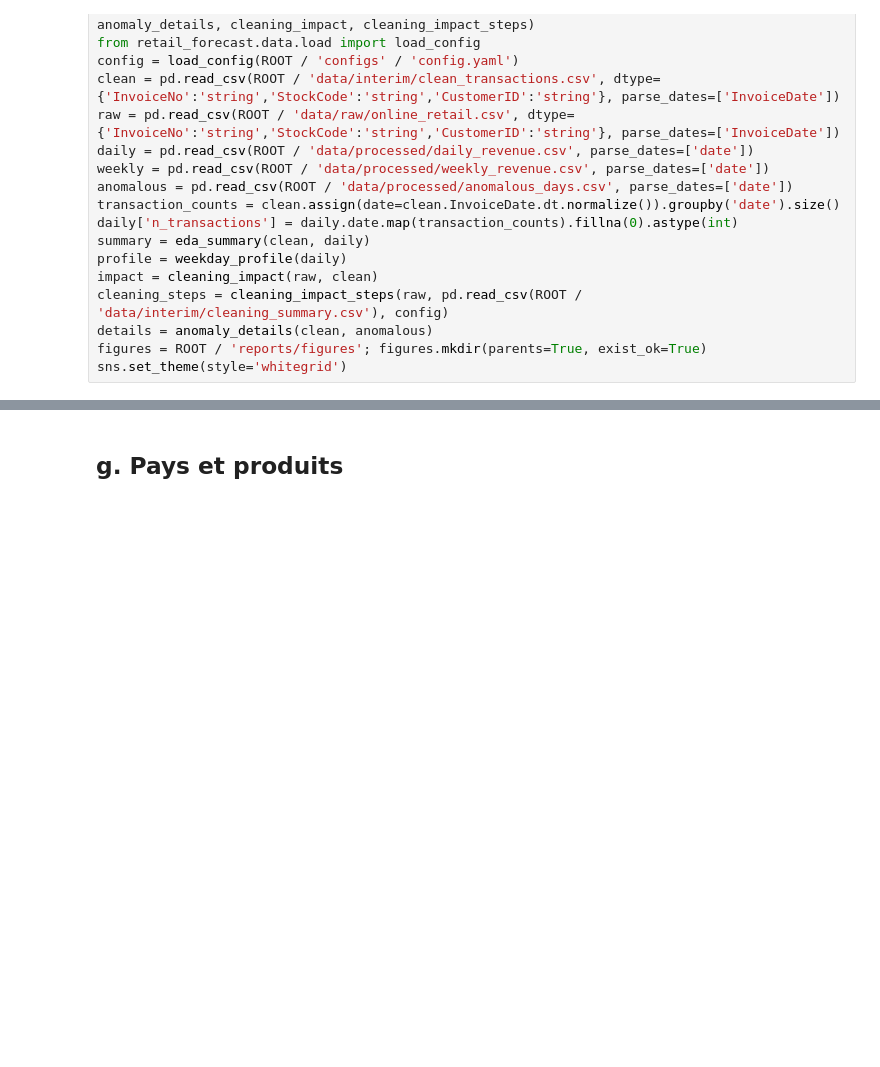
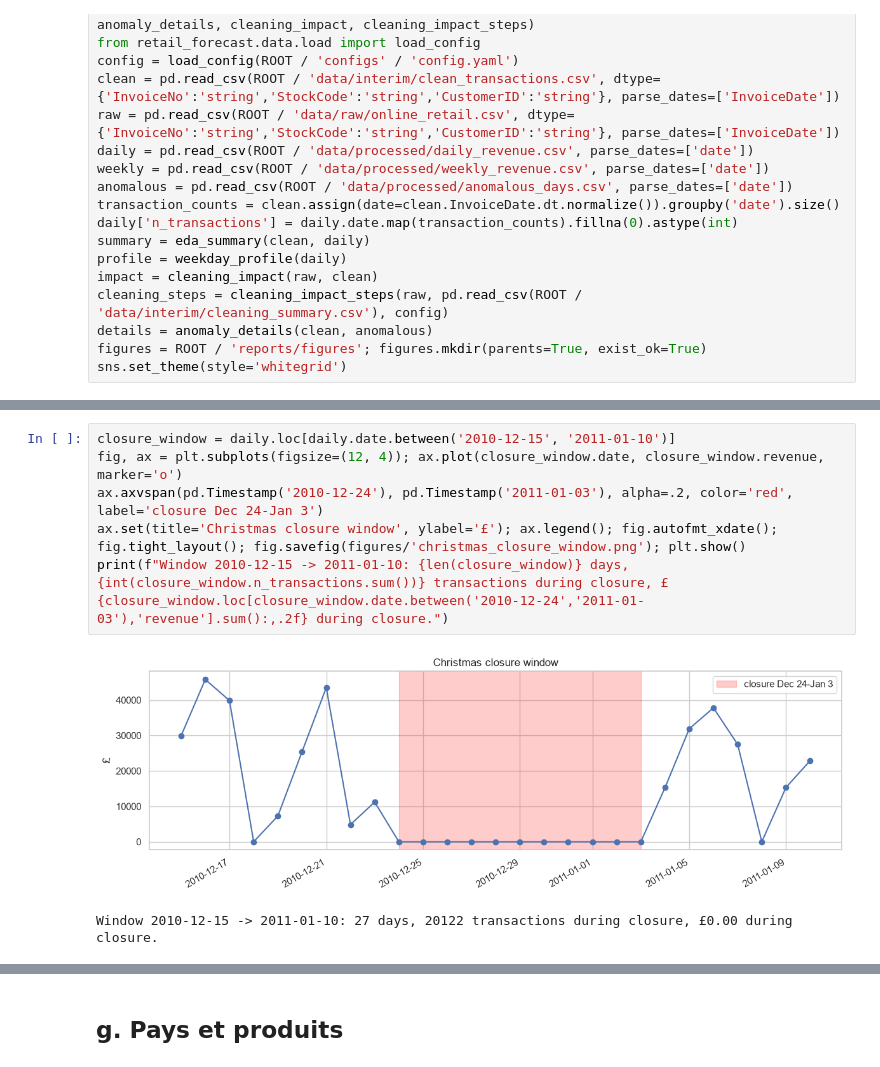
Before and after one commit to wissemhammami/retail-revenue-forecasting, a Jupyter notebook: notebooks/02_eda.ipynb, the cells around one changed output, grey strips where cells are left out. Drawn from its saved outputs; the diff is of its cells as text; blank space fills up the shorter version.

```diff
--- a/notebooks/02_eda.ipynb
+++ b/notebooks/02_eda.ipynb
@@ -291,0 +146,9 @@ ANOMALY_RELATIVE_DROP: moyenne=3.04%, écart-type=4.00%; conclusion: les anomali
+# %%
+closure_window = daily.loc[daily.date.between('2010-12-15', '2011-01-10')]
+fig, ax = plt.subplots(figsize=(12, 4)); ax.plot(closure_window.date, closure_window.revenue, marker='o')
+ax.axvspan(pd.Timestamp('2010-12-24'), pd.Timestamp('2011-01-03'), alpha=.2, color='red', label='closure Dec 24-Jan 3')
+ax.set(title='Christmas closure window', ylabel='£'); ax.legend(); fig.autofmt_xdate(); fig.tight_layout(); fig.savefig(figures/'christmas_closure_window.png'); plt.show()
+print(f"Window 2010-12-15 -> 2011-01-10: {len(closure_window)} days, {int(closure_window.n_transactions.sum())} transactions during closure, £{closure_window.loc[closure_window.date.between('2010-12-24','2011-01-03'),'revenue'].sum():,.2f} during closure.")
+# %% [output]
+[figure, added]
+Window 2010-12-15 -> 2011-01-10: 27 days, 20122 transactions during closure, £0.00 during closure.
```
Also changed, not shown: parts of 51 cells of this notebook, 7 other files.
